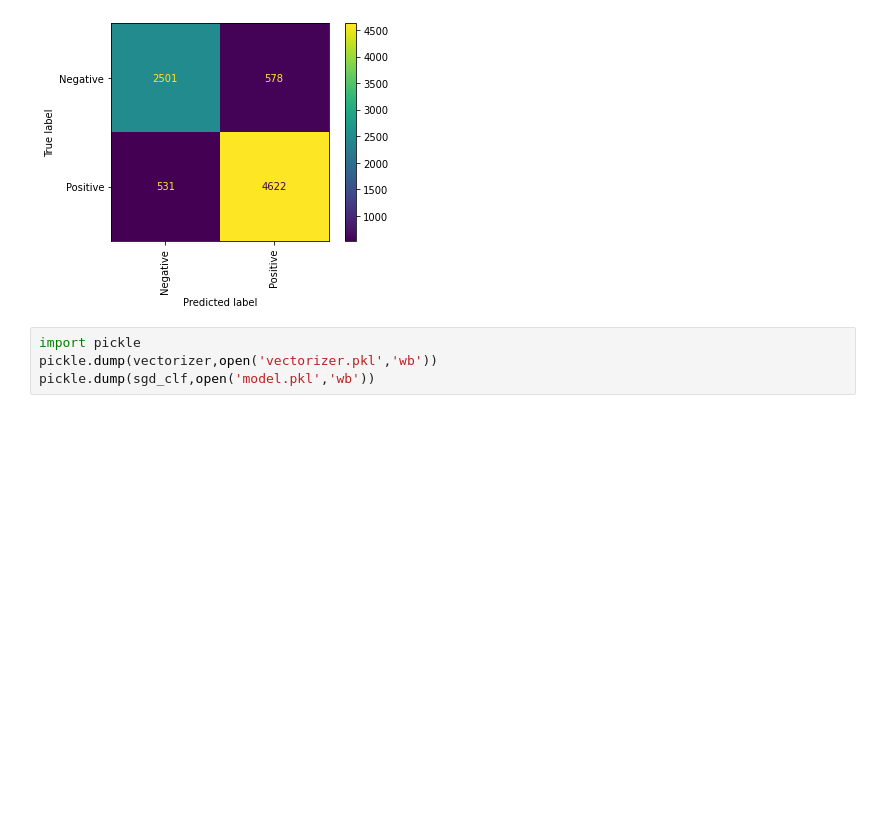
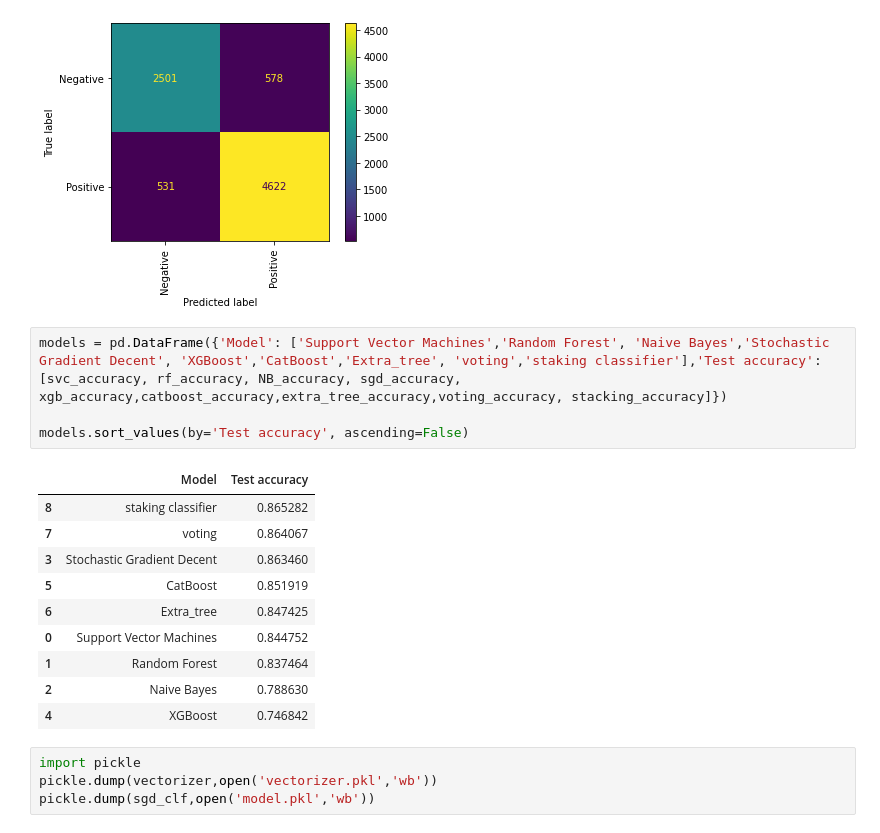
Before and after one commit to pankaj-beldar/Capstone_Project_03_Corona-virus-Tweet-Sentiment-Analysis, a Jupyter notebook: Capstone_03_Corona_Virus_Tweet_Sentiment_Analysis.ipynb, the cells around one changed output. Saved outputs shown, nothing was run; the diff lists cells and outputs as text; blank space fills up the shorter version.

```diff
--- a/Capstone_03_Corona_Virus_Tweet_Sentiment_Analysis.ipynb
+++ b/Capstone_03_Corona_Virus_Tweet_Sentiment_Analysis.ipynb
@@ -1411,6 +1398,21 @@ weighted avg       0.87      0.87      0.87      8232
 
 confusion_matrix
 [figure]
+# %%
+models = pd.DataFrame({'Model': ['Support Vector Machines','Random Forest', 'Naive Bayes','Stochastic Gradient Decent', 'XGBoost','CatBoost','Extra_tree', 'voting','staking classifier'],'Test accuracy': [svc_accuracy, rf_accuracy, NB_accuracy, sgd_accuracy, xgb_accuracy,catboost_accuracy,extra_tree_accuracy,voting_accuracy, stacking_accuracy]})
+
+models.sort_values(by='Test accuracy', ascending=False)
+# %% [output]
+|  | Model | Test accuracy |
+| 8 | staking classifier | 0.865282 |
+| 7 | voting | 0.864067 |
+| 3 | Stochastic Gradient Decent | 0.863460 |
+| 5 | CatBoost | 0.851919 |
+| 6 | Extra_tree | 0.847425 |
+| 0 | Support Vector Machines | 0.844752 |
+| 1 | Random Forest | 0.837464 |
+| 2 | Naive Bayes | 0.788630 |
+| 4 | XGBoost | 0.746842 |
 # %%
 import pickle
 pickle.dump(vectorizer,open('vectorizer.pkl','wb'))
```
Also changed, not shown: parts of 1 cell of this notebook.
